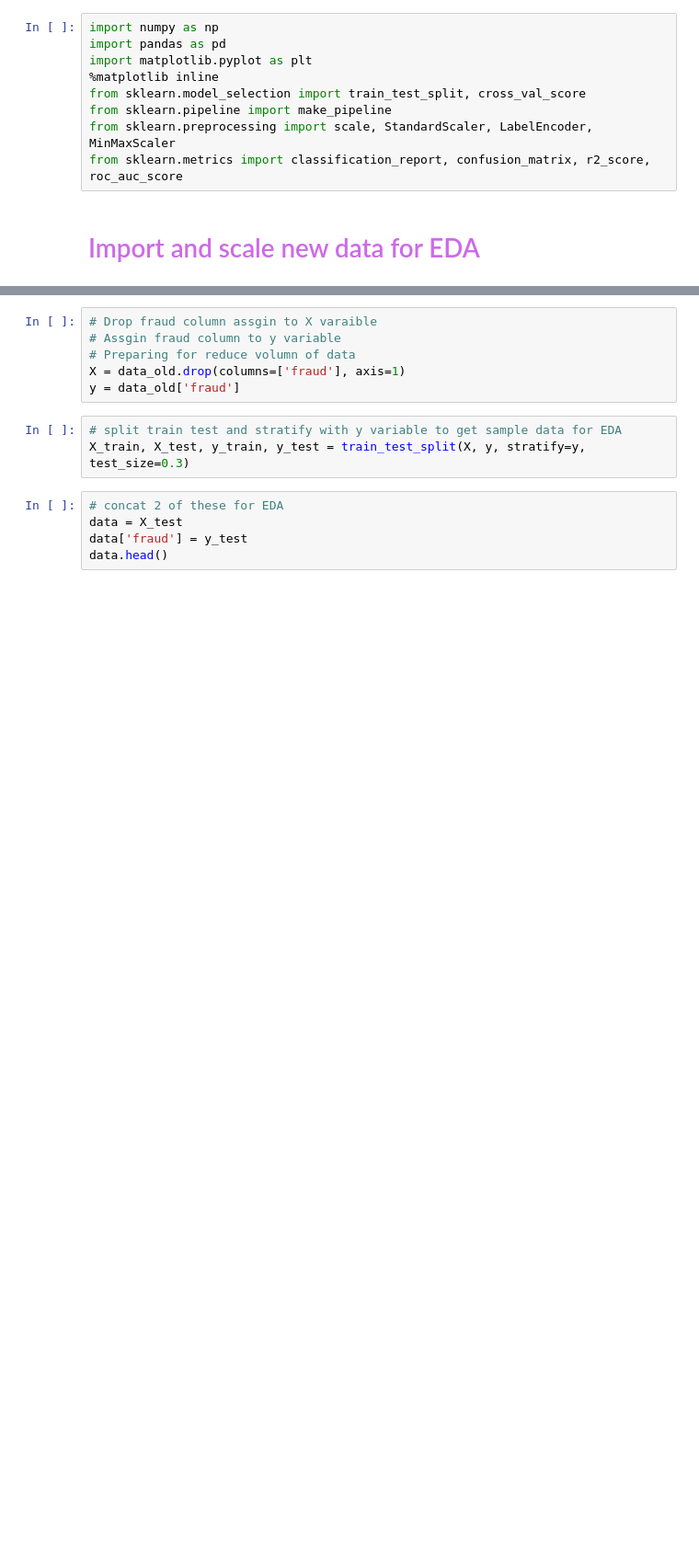
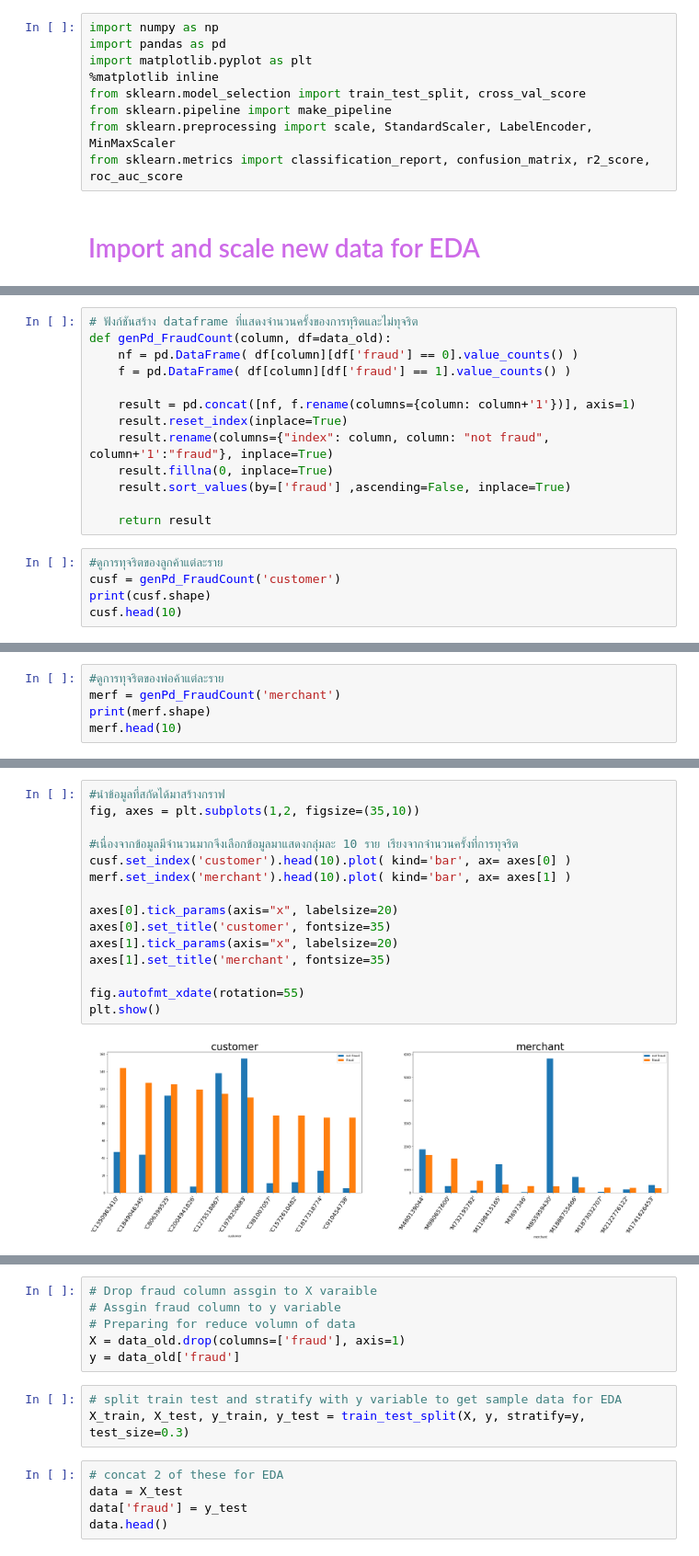
Before and after one commit to Pranitan-witt/DataMiningProject, a Jupyter notebook: AnomalyDetection_FinalProject.ipynb, the cells around one changed output, grey strips where cells are left out. Shown at 92% size. Saved outputs shown, nothing was run; the diff lists cells and outputs as text; blank space fills up the shorter version.

```diff
--- a/AnomalyDetection_FinalProject.ipynb
+++ b/AnomalyDetection_FinalProject.ipynb
@@ -29,0 +154,18 @@ data_old.head(10)
+# %%
+# ฟังก์ชันสร้าง dataframe ที่แสดงจำนวนครั้งของการทุริตและไม่ทุจริต
+def genPd_FraudCount(column, df=data_old):
+    nf = pd.DataFrame( df[column][df['fraud'] == 0].value_counts() )
+    f = pd.DataFrame( df[column][df['fraud'] == 1].value_counts() )
+
+    result = pd.concat([nf, f.rename(columns={column: column+'1'})], axis=1)
+    result.reset_index(inplace=True)
+    result.rename(columns={"index": column, column: "not fraud", column+'1':"fraud"}, inplace=True)
+    result.fillna(0, inplace=True)
+    result.sort_values(by=['fraud'] ,ascending=False, inplace=True)
+
+    return result
+# %%
+#ดูการทุจริตของลูกค้าแต่ละราย
+cusf = genPd_FraudCount('customer')
+print(cusf.shape)
+cusf.head(10)
@@ -29,0 +185,5 @@ data_old.head(10)
+# %%
+#ดูการทุจริตของพ่อค้าแต่ละราย
+merf = genPd_FraudCount('merchant')
+print(merf.shape)
+merf.head(10)
@@ -29,0 +203,17 @@ data_old.head(10)
+# %%
+#นำข้อมูลที่สกัดได้มาสร้างกราฟ
+fig, axes = plt.subplots(1,2, figsize=(35,10))
+
+#เนื่องจากข้อมูลมีจำนวนมากจึงเลือกข้อมูลมาแสดงกลุ่มละ 10 ราย เรียงจากจำนวนครั้งที่การทุจริต
+cusf.set_index('customer').head(10).plot( kind='bar', ax= axes[0] )
+merf.set_index('merchant').head(10).plot( kind='bar', ax= axes[1] )
+
+axes[0].tick_params(axis="x", labelsize=20)
+axes[0].set_title('customer', fontsize=35)
+axes[1].tick_params(axis="x", labelsize=20)
+axes[1].set_title('merchant', fontsize=35)
+
+fig.autofmt_xdate(rotation=55)
+plt.show()
+# %% [output]
+[figure, added]
```
Also changed, not shown: parts of 29 cells of this notebook.
